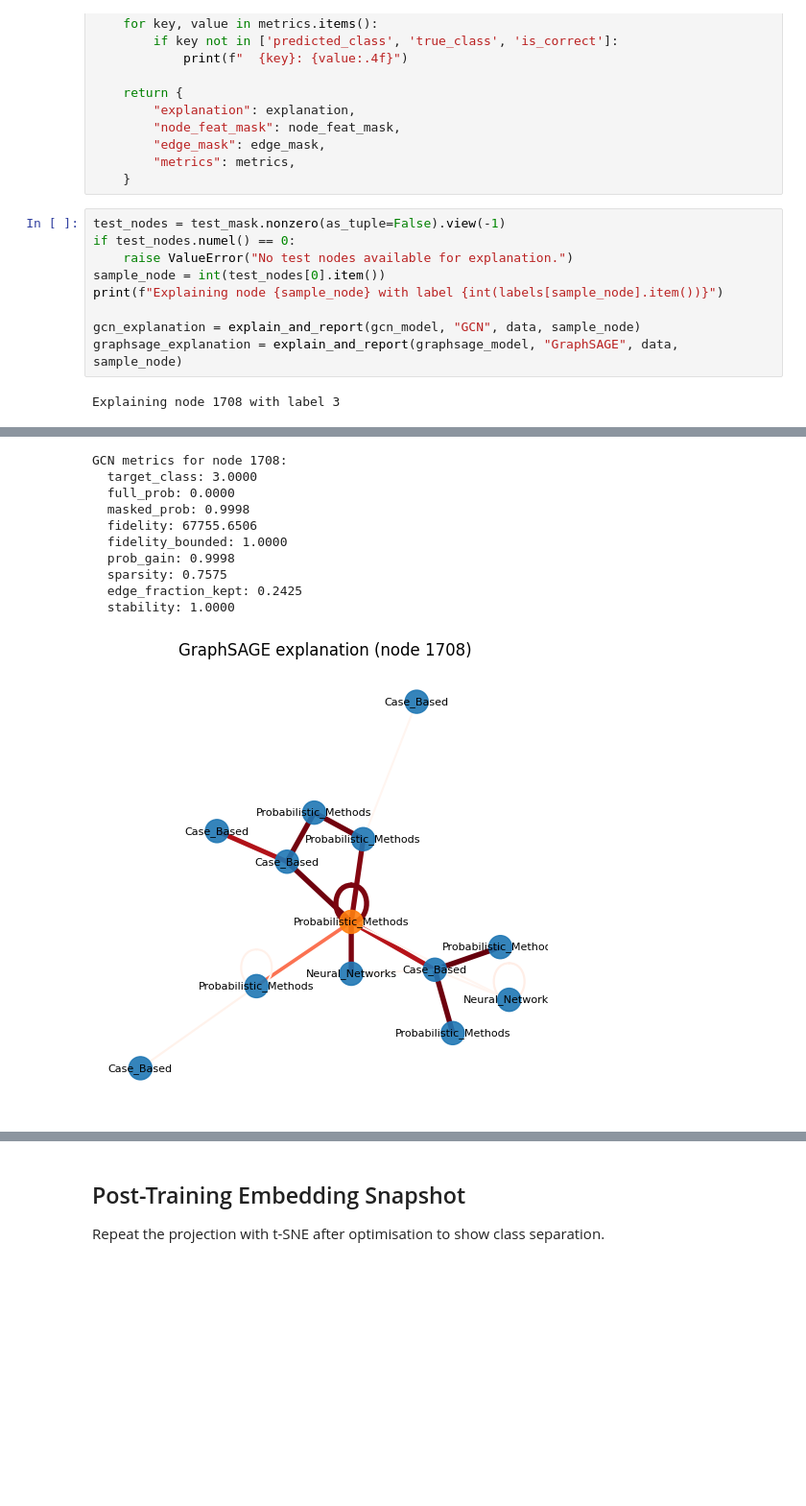
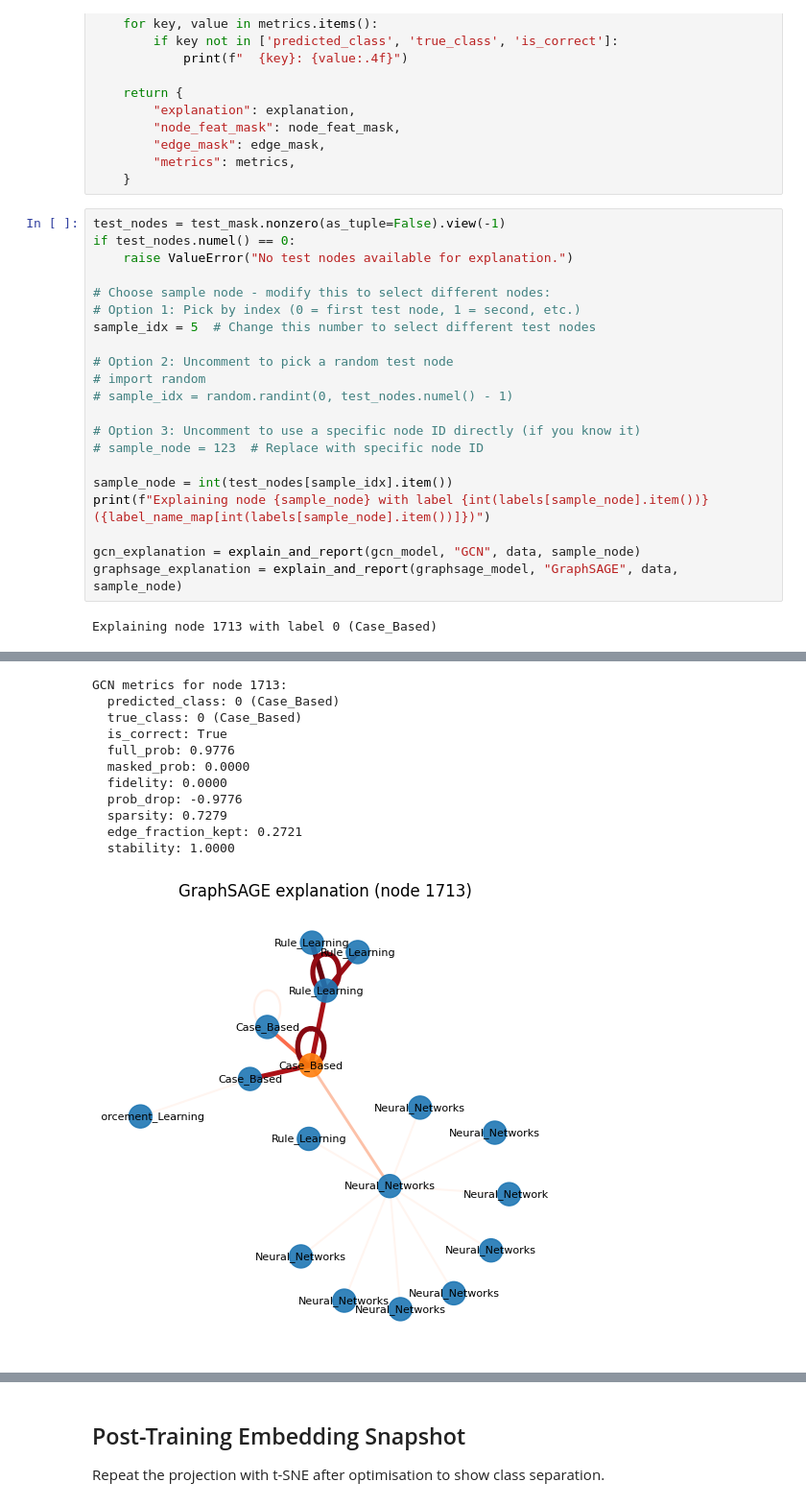
Before and after one commit to notbouncee/FYP_Interpretable_Explanations, a Jupyter notebook: mainCora.ipynb, the cells around one changed output, grey strips where cells are left out. Shown at 96% size. Cells and saved outputs as stored; diff of their text form; blank space fills up the shorter version.

Commit message:
fidelity fix

```diff
--- a/mainCora.ipynb
+++ b/mainCora.ipynb
@@ -582,10 +597,22 @@ def explain_and_report(
 test_nodes = test_mask.nonzero(as_tuple=False).view(-1)
 if test_nodes.numel() == 0:
     raise ValueError("No test nodes available for explanation.")
-sample_node = int(test_nodes[0].item())
-print(f"Explaining node {sample_node} with label {int(labels[sample_node].item())}")
+
+# Choose sample node - modify this to select different nodes:
+# Option 1: Pick by index (0 = first test node, 1 = second, etc.)
+sample_idx = 5  # Change this number to select different test nodes
+
+# Option 2: Uncomment to pick a random test node
+# import random
+# sample_idx = random.randint(0, test_nodes.numel() - 1)
+
+# Option 3: Uncomment to use a specific node ID directly (if you know it)
+# sample_node = 123  # Replace with specific node ID
+
+sample_node = int(test_nodes[sample_idx].item())
+print(f"Explaining node {sample_node} with label {int(labels[sample_node].item())} ({label_name_map[int(labels[sample_node].item())]})")
 
 gcn_explanation = explain_and_report(gcn_model, "GCN", data, sample_node)
 graphsage_explanation = explain_and_report(graphsage_model, "GraphSAGE", data, sample_node)
 # %% [output]
-Explaining node 1708 with label 3
+Explaining node 1713 with label 0 (Case_Based)
@@ -593,11 +620,12 @@ Explaining node 1708 with label 3
-GCN metrics for node 1708:
-  target_class: 3.0000
-  full_prob: 0.0000
-  masked_prob: 0.9998
-  fidelity: 67755.6506
-  fidelity_bounded: 1.0000
-  prob_gain: 0.9998
-  sparsity: 0.7575
-  edge_fraction_kept: 0.2425
+GCN metrics for node 1713:
+  predicted_class: 0 (Case_Based)
+  true_class: 0 (Case_Based)
+  is_correct: True
+  full_prob: 0.9776
+  masked_prob: 0.0000
+  fidelity: 0.0000
+  prob_drop: -0.9776
+  sparsity: 0.7279
+  edge_fraction_kept: 0.2721
   stability: 1.0000
-[figure, old version]
+[figure, new version]
```
Also changed, not shown: parts of 6 cells of this notebook.
